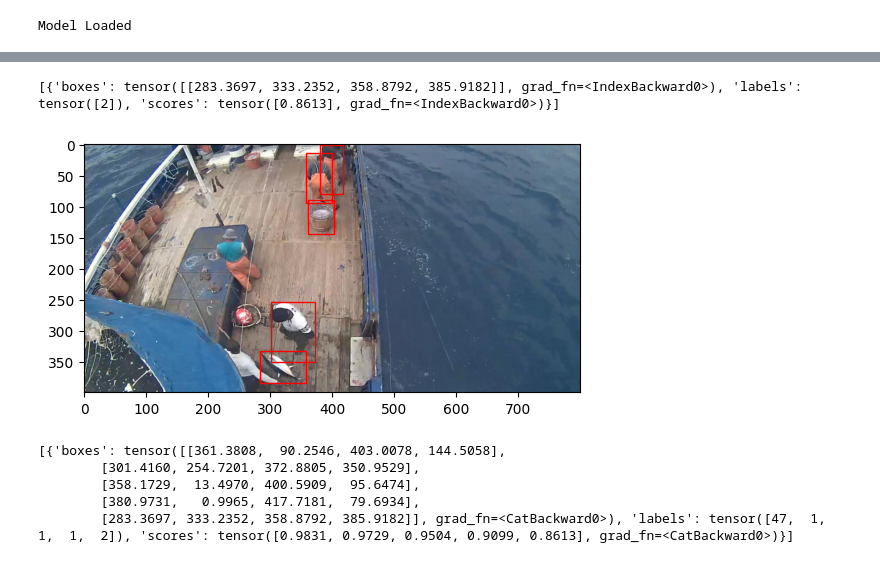
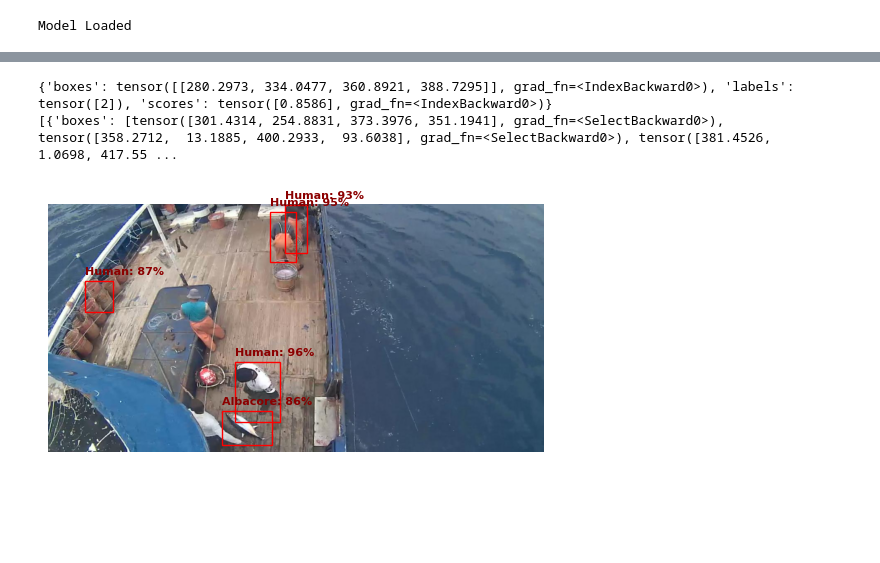
Before and after one commit to nicholasconterno/Fishnet3, a Jupyter notebook: notebooks/faster_rcnn_test.ipynb, the cells around one changed output, grey strips where cells are left out. Drawn from its saved outputs; the diff is of its cells as text; code cells hidden in the pictures; blank space fills up the shorter version.

```diff
--- a/notebooks/faster_rcnn_test.ipynb
+++ b/notebooks/faster_rcnn_test.ipynb
@@ -139,7 +147,7 @@ from torchvision.models.detection import fasterrcnn_resnet50_fpn
 from torchvision.models.detection.faster_rcnn import FastRCNNPredictor
 
 # Load the pre-trained model
-model = fasterrcnn_resnet50_fpn(pretrained=True)
+model = fasterrcnn_resnet50_fpn(weights="FasterRCNN_ResNet50_FPN_Weights.DEFAULT")
 
 # # Freeze all model parameters
 # for param in model.parameters():
@@ -156,4 +164,6 @@ model.load_state_dict(torch.load(path_to_saved_weights, map_location=torch.devic
 
 # Your model is now ready to be used with the updated weights and box predictor
 model.eval()
+
+print("Model Loaded")
 # %% [output]
@@ -177,17 +170,0 @@ FasterRCNN(
-# %%
-def filter_outputs_by_threshold(outputs, threshold):
-    filtered_outputs = []
-    for output in outputs:
-        # Apply threshold to 'scores' and filter 'boxes' and 'labels' accordingly
-        keep = output['scores'] > threshold
-        filtered_output = {key: value[keep] for key, value in output.items()}
-        filtered_outputs.append(filtered_output)
-    return filtered_outputs
-
-def combine_outputs(outputs1, outputs2):
-    combined_outputs = []
-    for output1, output2 in zip(outputs1, outputs2):
-        # Combine outputs from both models
-        combined_output = {key: torch.cat((output1[key], output2[key]), dim=0) for key in output1}
-        combined_outputs.append(combined_output)
-    return combined_outputs
@@ -194,20 +214,16 @@ def combine_outputs(outputs1, outputs2):
 # %%
 
 #resize the image to 400x800 pixels
 image = Image.open('../data/test_image_2.jpg')
 image = image.resize((800, 400))
 normalized_image = tensor_transform(image).unsqueeze(0)
 #make new list outputs and new_outputs together
 new_outputs = filter_outputs_by_threshold(model(normalized_image),0.4)
-combined_outputs = combine_outputs(filter_outputs_by_threshold(outputs,0.9), new_outputs)
+combined_outputs = combine_outputs(filter_outputs_by_threshold(outputs,0.8), new_outputs)
 print(new_outputs)
-display_bounding_boxes(tensor_transform(image).unsqueeze(0),combined_outputs, thresh=0.8)
+display_bounding_boxes(tensor_transform(image).unsqueeze(0),combined_outputs, thresh=0.8, show_labels=True, save_path='../data/test_image_2_output.jpg')
 print(combined_outputs)
 # %% [output]
-[{'boxes': tensor([[283.3697, 333.2352, 358.8792, 385.9182]], grad_fn=<IndexBackward0>), 'labels': tensor([2]), 'scores': tensor([0.8613], grad_fn=<IndexBackward0>)}]
+{'boxes': tensor([[280.2973, 334.0477, 360.8921, 388.7295]], grad_fn=<IndexBackward0>), 'labels': tensor([2]), 'scores': tensor([0.8586], grad_fn=<IndexBackward0>)}
+[{'boxes': [tensor([301.4314, 254.8831, 373.3976, 351.1941], grad_fn=<SelectBackward0>), tensor([358.2712,  13.1885, 400.2933,  93.6038], grad_fn=<SelectBackward0>), tensor([381.4526,   1.0698, 417.55 ...
-[figure, old version]
+[figure, new version]
-[{'boxes': tensor([[361.3808,  90.2546, 403.0078, 144.5058],
-        [301.4160, 254.7201, 372.8805, 350.9529],
-        [358.1729,  13.4970, 400.5909,  95.6474],
-        [380.9731,   0.9965, 417.7181,  79.6934],
-        [283.3697, 333.2352, 358.8792, 385.9182]], grad_fn=<CatBackward0>), 'labels': tensor([47,  1,  1,  1,  2]), 'scores': tensor([0.9831, 0.9729, 0.9504, 0.9099, 0.8613], grad_fn=<CatBackward0>)}]
```
Also changed, not shown: parts of 6 cells of this notebook, 4 other files.
